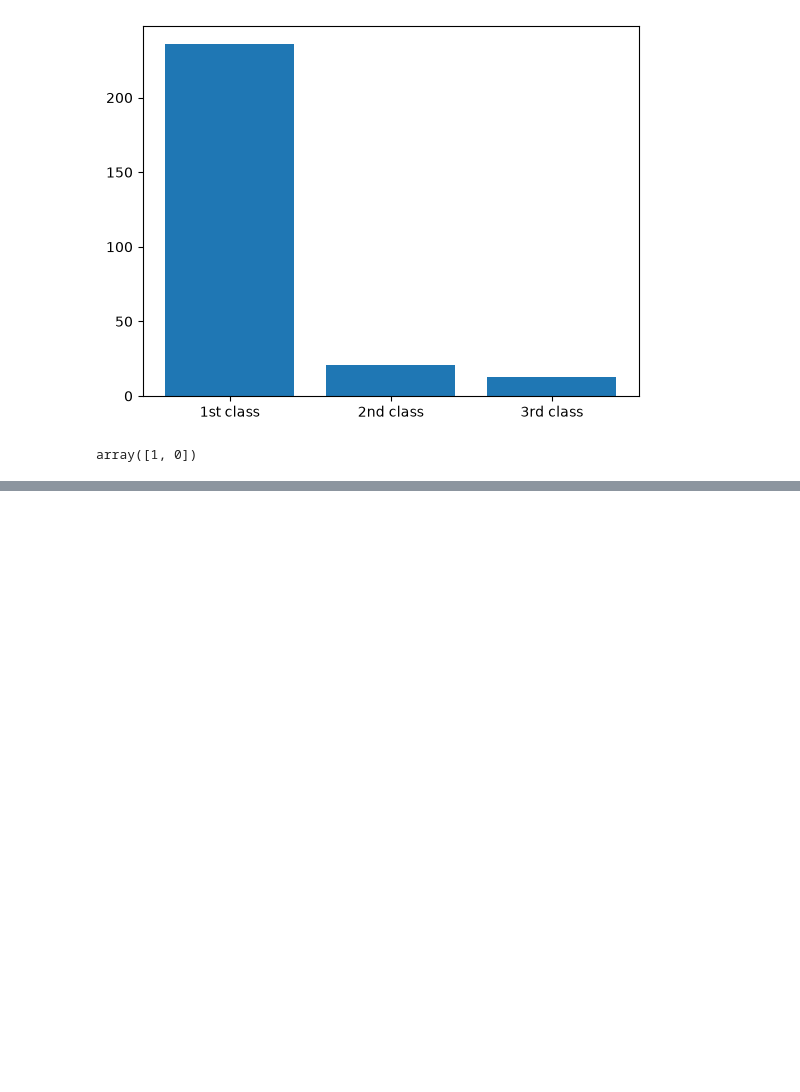
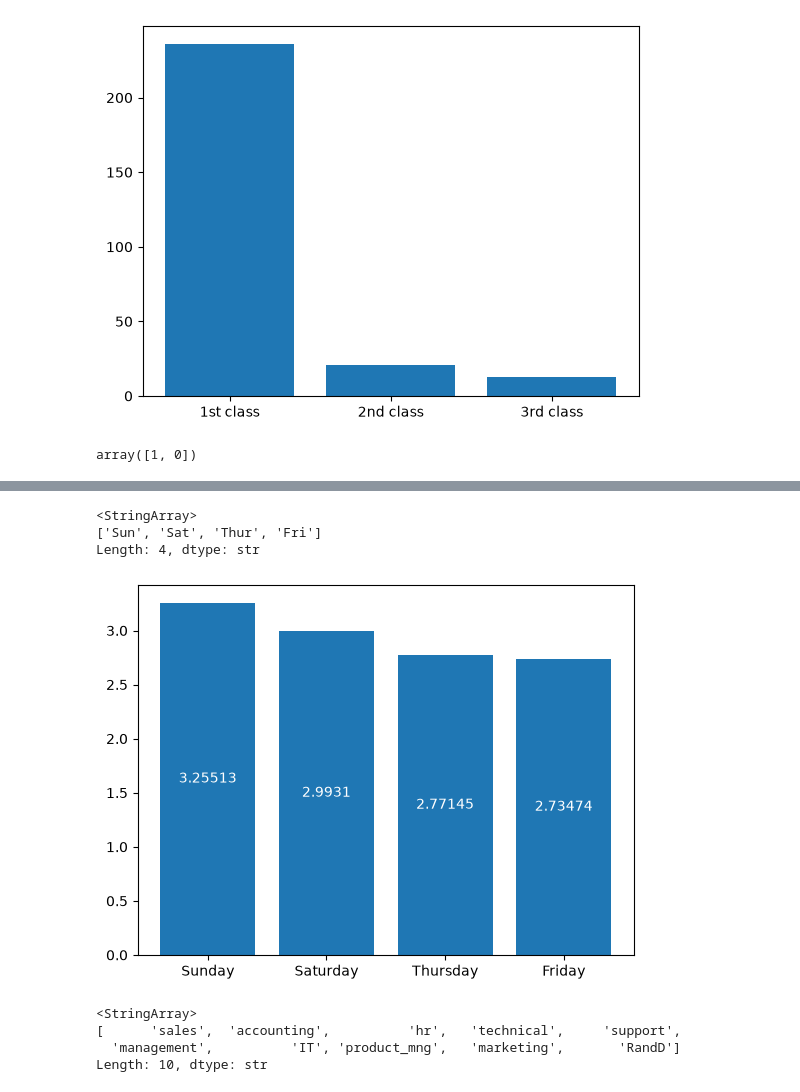
Before and after one commit to Ashuu189/python-libraries-pro, a Jupyter notebook: PracticeSheet/complete-matplotlib-sheet.ipynb, the cells around one changed output, grey strips where cells are left out. Saved outputs shown, nothing was run; the diff lists cells and outputs as text; code cells hidden in the pictures; blank space fills up the shorter version.

```diff
--- a/PracticeSheet/complete-matplotlib-sheet.ipynb
+++ b/PracticeSheet/complete-matplotlib-sheet.ipynb
@@ -398,0 +410,34 @@ plt.legend()
+# %%
+tips['day'].unique()
+# %% [output]
+<StringArray>
+['Sun', 'Sat', 'Thur', 'Fri']
+Length: 4, dtype: str
+# %%
+day=tips.groupby('day')
+# %%
+ge_Sun= day.get_group('Sun')
+ge_Sat=day.get_group('Sat')
+ge_Thur=day.get_group('Thur')
+ge_Fri=day.get_group('Fri')
+# %%
+avg_sun=ge_Sun['tip'].mean()
+avg_sat=ge_Sat['tip'].mean()
+avg_thur=ge_Thur['tip'].mean()
+avg_fri=ge_Fri['tip'].mean()
+# %%
+avg_tip_days=[avg_sun,avg_sat,avg_thur,avg_fri]
+categories=['Sunday','Saturday','Thursday','Friday']
+# %%
+bars=plt.bar(categories,avg_tip_days)
+plt.bar_label(bars, label_type='center', color='white')
+plt.show()
+# %% [output]
+[figure, added]
+# %%
+hr['department'].unique()
+# %% [output]
+<StringArray>
+[      'sales',  'accounting',          'hr',   'technical',     'support',
+  'management',          'IT', 'product_mng',   'marketing',       'RandD']
+Length: 10, dtype: str
```
Also changed, not shown: parts of 19 cells of this notebook.
